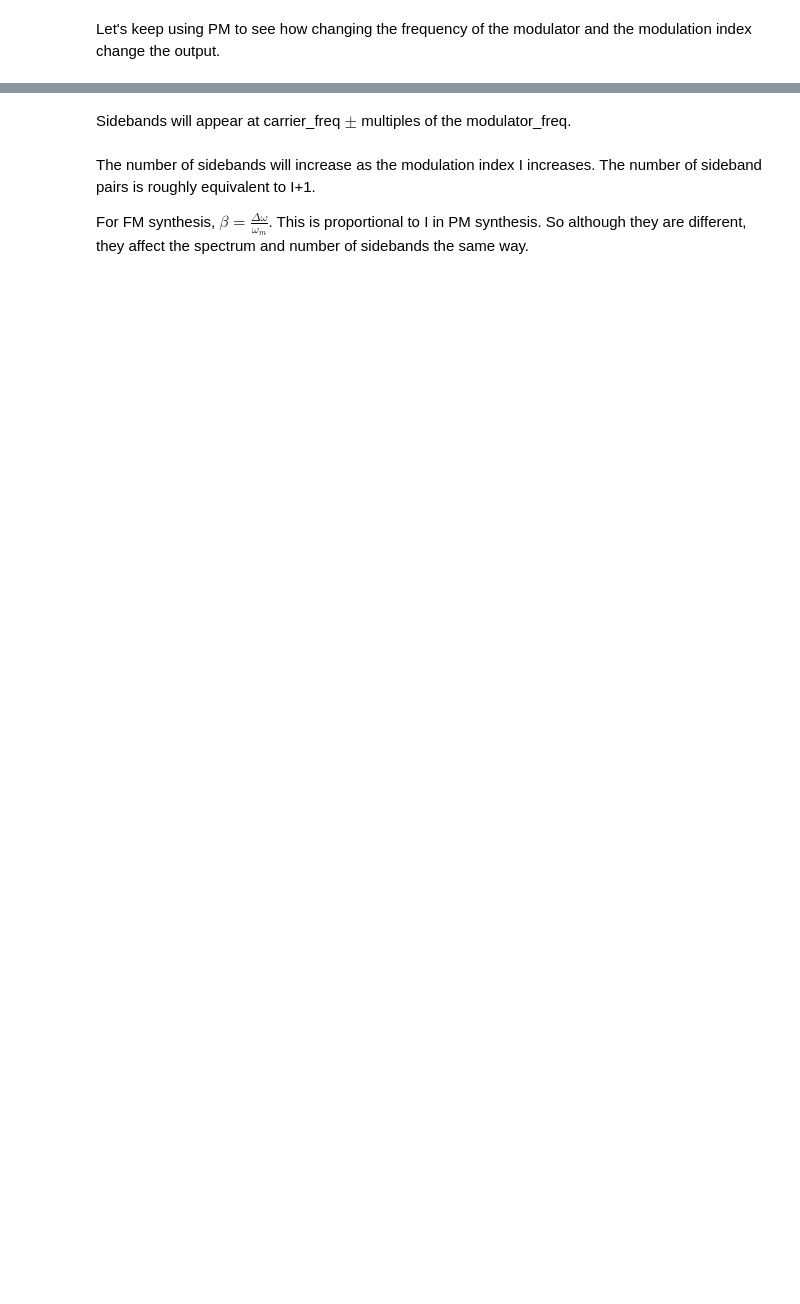
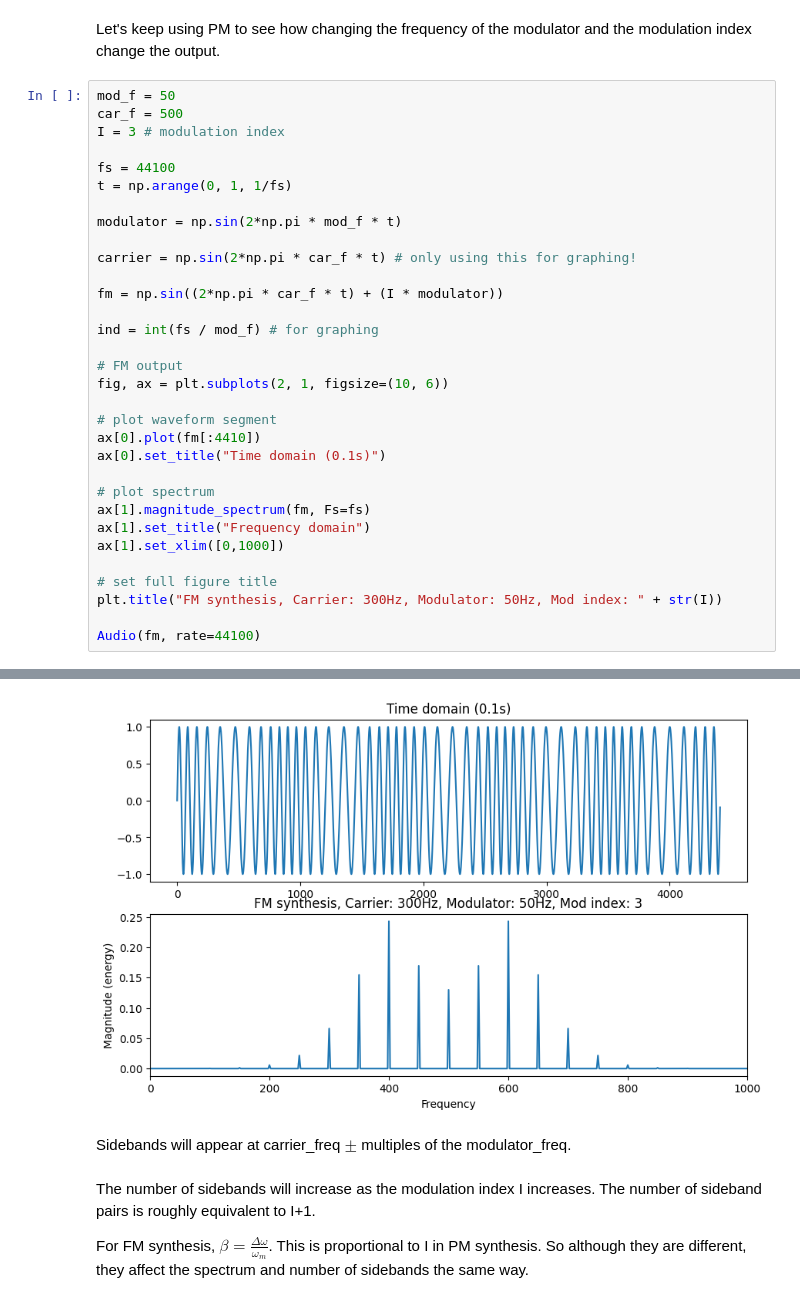
Before and after one commit to denayeisnotokay/AudioTechII, a Jupyter notebook: Lectures-Blank/Lesson07_SynthesisPython-Day2.ipynb, the cells around one changed output, grey strips where cells are left out. Cells and saved outputs as stored; diff of their text form; blank space fills up the shorter version.

```diff
--- a/Lectures-Blank/Lesson07_SynthesisPython-Day2.ipynb
+++ b/Lectures-Blank/Lesson07_SynthesisPython-Day2.ipynb
@@ -117,2 +136,35 @@ plt.show()
 # %% [markdown]
 Let's keep using PM to see how changing the frequency of the modulator and the modulation index change the output.
+# %%
+mod_f = 50
+car_f = 500
+I = 3 # modulation index
+
+fs = 44100
+t = np.arange(0, 1, 1/fs)
+
+modulator = np.sin(2*np.pi * mod_f * t)
+
+carrier = np.sin(2*np.pi * car_f * t) # only using this for graphing!
+
+fm = np.sin((2*np.pi * car_f * t) + (I * modulator))
+
+ind = int(fs / mod_f) # for graphing
+
+# FM output
+fig, ax = plt.subplots(2, 1, figsize=(10, 6))
+
+# plot waveform segment
+ax[0].plot(fm[:4410])
+ax[0].set_title("Time domain (0.1s)")
+
+# plot spectrum
+ax[1].magnitude_spectrum(fm, Fs=fs)
+ax[1].set_title("Frequency domain")
+ax[1].set_xlim([0,1000])
+
+# set full figure title
+plt.title("FM synthesis, Carrier: 300Hz, Modulator: 50Hz, Mod index: " + str(I))
+
+Audio(fm, rate=44100)
+# %% [output]
@@ -119,3 +172,4 @@ Let's keep using PM to see how changing the frequency of the modulator and the m
+[figure, added]
 # %% [markdown]
 Sidebands will appear at carrier_freq $\pm$ multiples of the modulator_freq.
 # %% [markdown]
```
Also changed, not shown: parts of 4 cells of this notebook, 1 other file.
